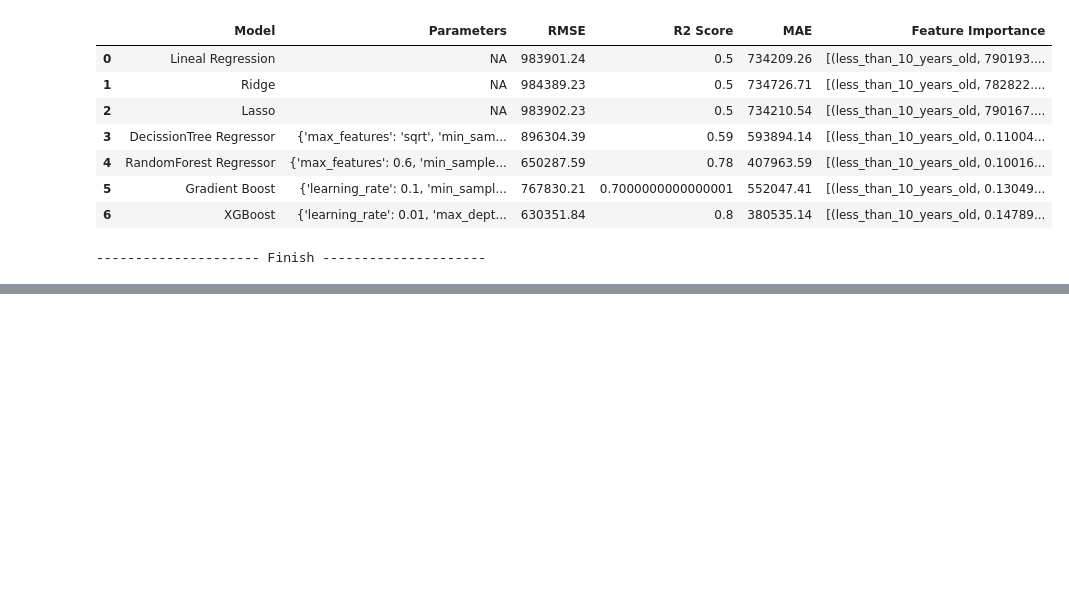
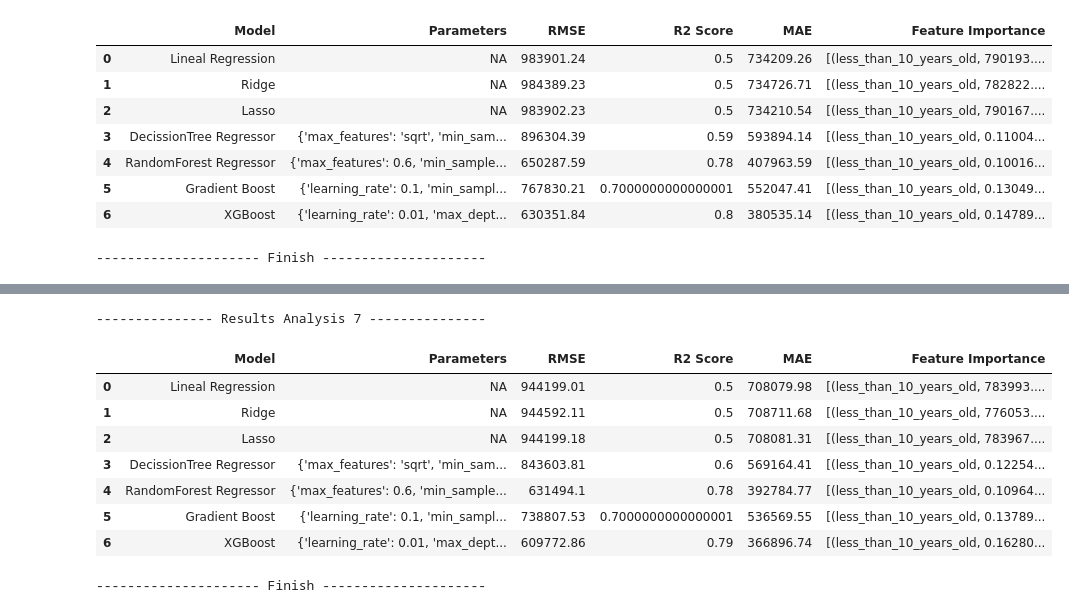
Before and after one commit to joch182/inmoxis-price-prediction, a Jupyter notebook: Models_analysis_stratum_4.ipynb, the cells around one changed output, grey strips where cells are left out. Saved outputs shown, nothing was run; the diff lists cells and outputs as text; code cells hidden in the pictures; blank space fills up the shorter version.

```diff
--- a/Models_analysis_stratum_4.ipynb
+++ b/Models_analysis_stratum_4.ipynb
@@ -149,0 +208,31 @@ print("--------------------- Finish ---------------------")
+# %%
+# Analysis 7: Reduce DF
+data_df = pd.read_csv('Data/20230409_Sales_HousesApartments_Bogota_Stratum4_price_and_pricem2.csv')
+data_df.drop('price', axis=1, inplace=True)
+data_df = data_df[data_df['price_m2'] <= 15000000]
+data_df = data_df[data_df['total_area_m2'] <= 400]
+data_df = data_df[data_df['administration_price'] <= 1500000]
+data_df = data_df[data_df['lat'] > 4.58 ]
+data_df = data_df[data_df['lng'] > -74.15 ]
+data_df = data_df[data_df['lng'] < -74.02 ]
+data_df.drop(['is_apartment', 'is_house', 'more_than_20_years_old', 'between_10_and_20_years_old'], axis=1, inplace=True)
+data_df.dropna(inplace=True)
+
+x_train, x_test, y_train, y_test = data_split(data_df)
+x_column_names = data_df.drop('price_m2',axis=1).columns.values.tolist()
+results_v7 = execute_analysis()
+# %%
+print("--------------- Results Analysis 7 ---------------")
+display(results_v7)
+print("--------------------- Finish ---------------------")
+# %% [output]
+--------------- Results Analysis 7 ---------------
+|  | Model | Parameters | RMSE | R2 Score | MAE | Feature Importance |
+| 0 | Lineal Regression | NA | 944199.01 | 0.5 | 708079.98 | [(less_than_10_years_old, 783993.... |
+| 1 | Ridge | NA | 944592.11 | 0.5 | 708711.68 | [(less_than_10_years_old, 776053.... |
+| 2 | Lasso | NA | 944199.18 | 0.5 | 708081.31 | [(less_than_10_years_old, 783967.... |
+| 3 | DecissionTree Regressor | {'max_features': 'sqrt', 'min_sam... | 843603.81 | 0.6 | 569164.41 | [(less_than_10_years_old, 0.12254... |
+| 4 | RandomForest Regressor | {'max_features': 0.6, 'min_sample... | 631494.1 | 0.78 | 392784.77 | [(less_than_10_years_old, 0.10964... |
+| 5 | Gradient Boost | {'learning_rate': 0.1, 'min_sampl... | 738807.53 | 0.7000000000000001 | 536569.55 | [(less_than_10_years_old, 0.13789... |
+| 6 | XGBoost | {'learning_rate': 0.01, 'max_dept... | 609772.86 | 0.79 | 366896.74 | [(less_than_10_years_old, 0.16280... |
+--------------------- Finish ---------------------
```
Also changed, not shown: parts of 4 cells of this notebook.
